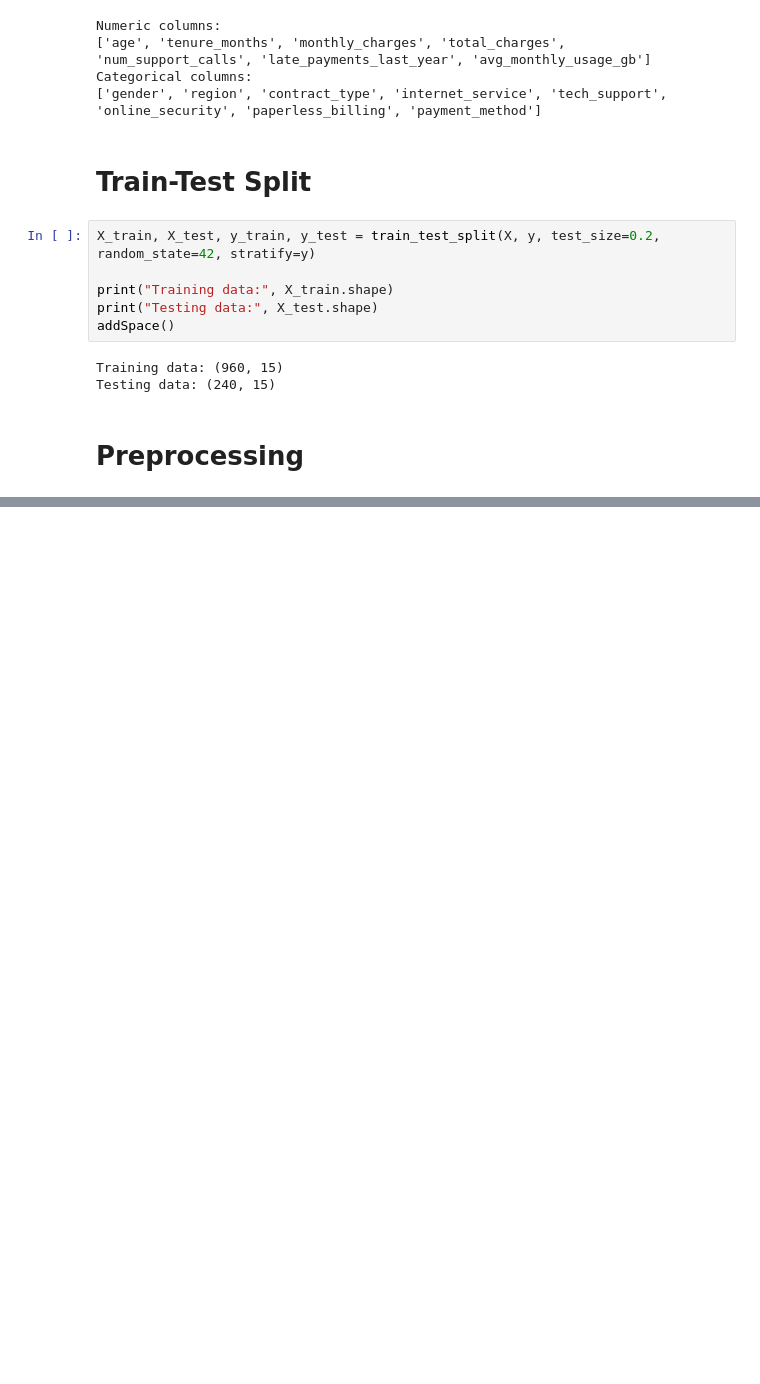
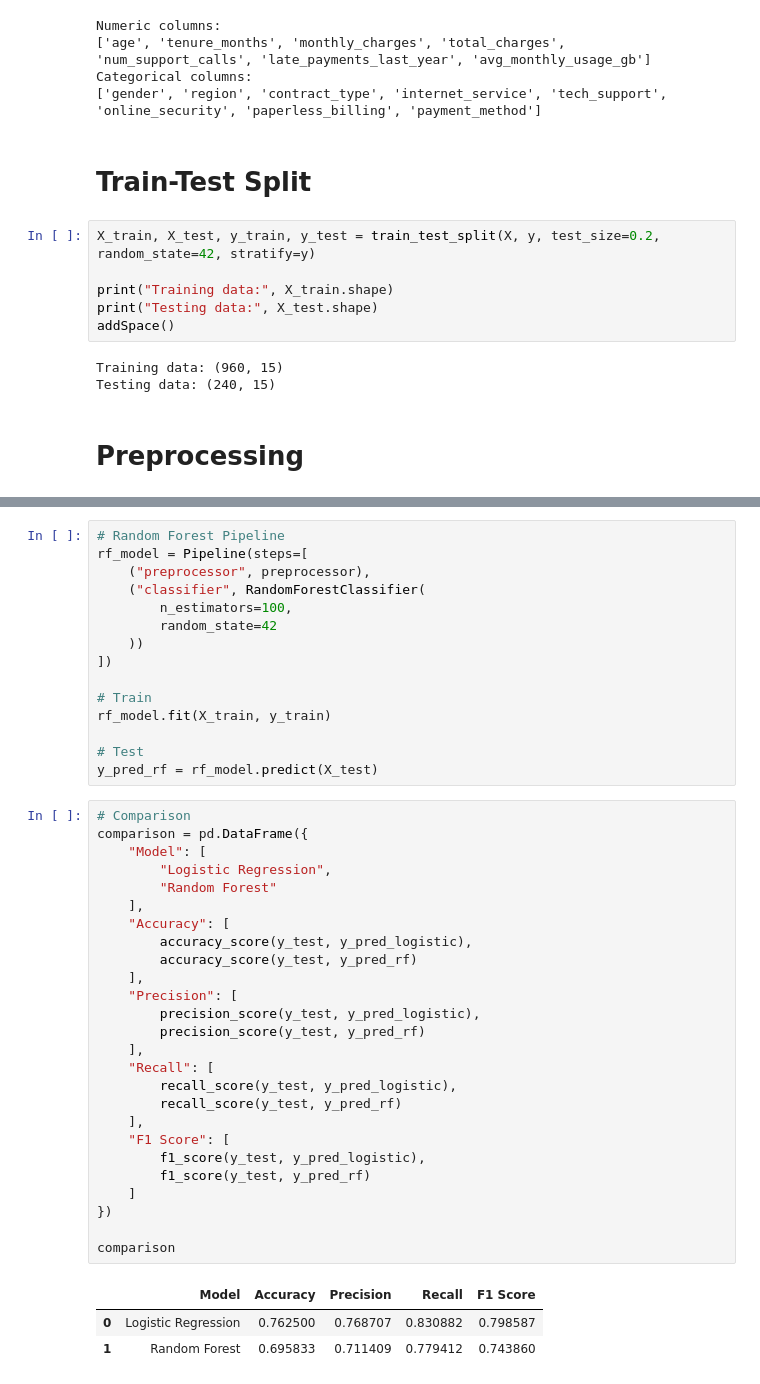
Before and after one commit to arqamowais/CustomerChurnPrediction-DSAI, a Jupyter notebook: model_training.ipynb, the cells around one changed output, grey strips where cells are left out. Saved outputs shown, nothing was run; the diff lists cells and outputs as text; blank space fills up the shorter version.

Commit message:
model training and comparison complete - Logistic Regression and Random Forest

```diff
--- a/model_training.ipynb
+++ b/model_training.ipynb
@@ -696,0 +729,45 @@ Preprocessing pipeline created successfully.
+# %%
+# Random Forest Pipeline
+rf_model = Pipeline(steps=[
+    ("preprocessor", preprocessor),
+    ("classifier", RandomForestClassifier(
+        n_estimators=100,
+        random_state=42
+    ))
+])
+
+# Train
+rf_model.fit(X_train, y_train)
+
+# Test
+y_pred_rf = rf_model.predict(X_test)
+# %%
+# Comparison
+comparison = pd.DataFrame({
+    "Model": [
+        "Logistic Regression",
+        "Random Forest"
+    ],
+    "Accuracy": [
+        accuracy_score(y_test, y_pred_logistic),
+        accuracy_score(y_test, y_pred_rf)
+    ],
+    "Precision": [
+        precision_score(y_test, y_pred_logistic),
+        precision_score(y_test, y_pred_rf)
+    ],
+    "Recall": [
+        recall_score(y_test, y_pred_logistic),
+        recall_score(y_test, y_pred_rf)
+    ],
+    "F1 Score": [
+        f1_score(y_test, y_pred_logistic),
+        f1_score(y_test, y_pred_rf)
+    ]
+})
+
+comparison
+# %% [output]
+|  | Model | Accuracy | Precision | Recall | F1 Score |
+| 0 | Logistic Regression | 0.762500 | 0.768707 | 0.830882 | 0.798587 |
+| 1 | Random Forest | 0.695833 | 0.711409 | 0.779412 | 0.743860 |
```
Also changed, not shown: parts of 5 cells of this notebook.
